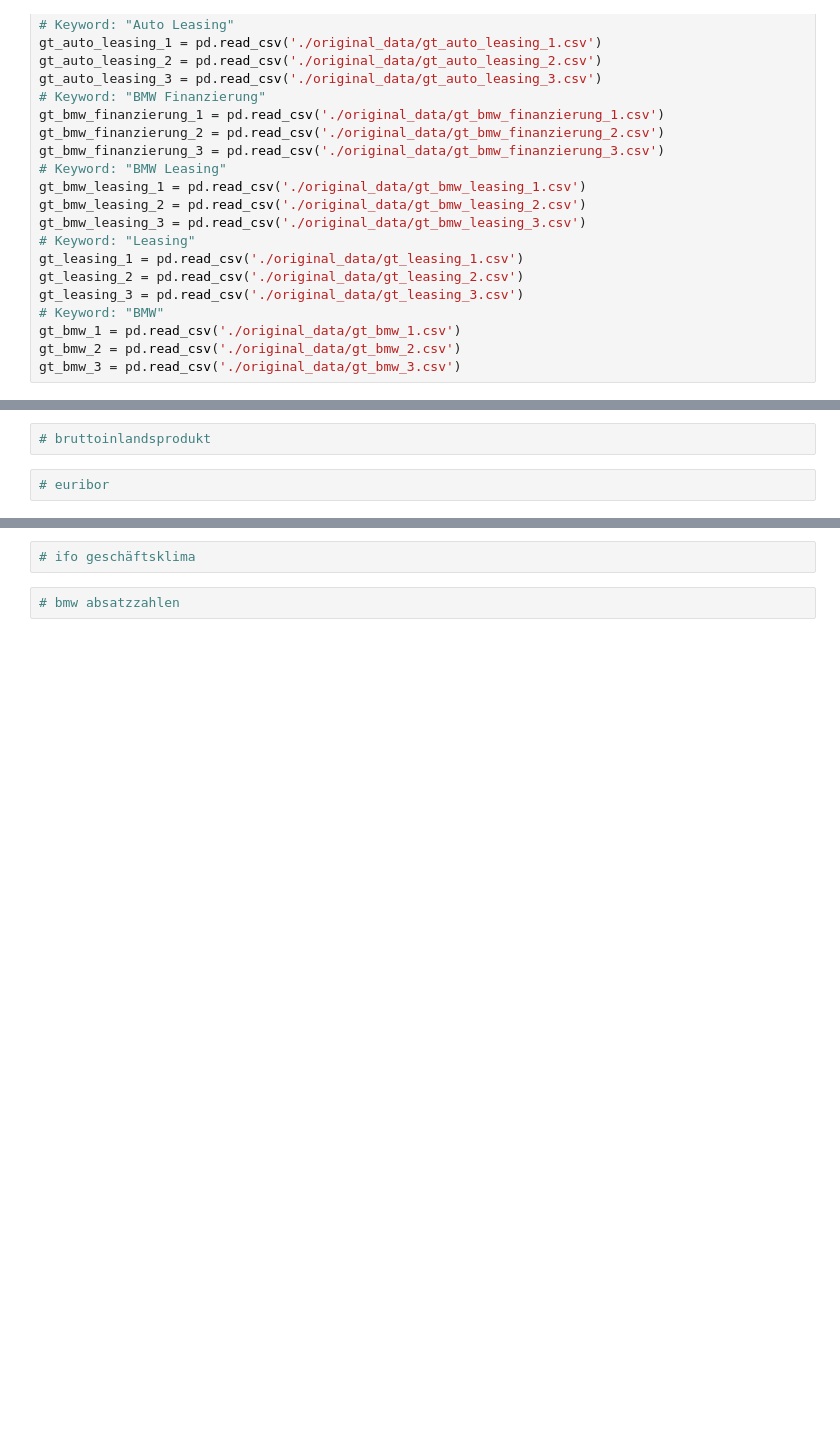
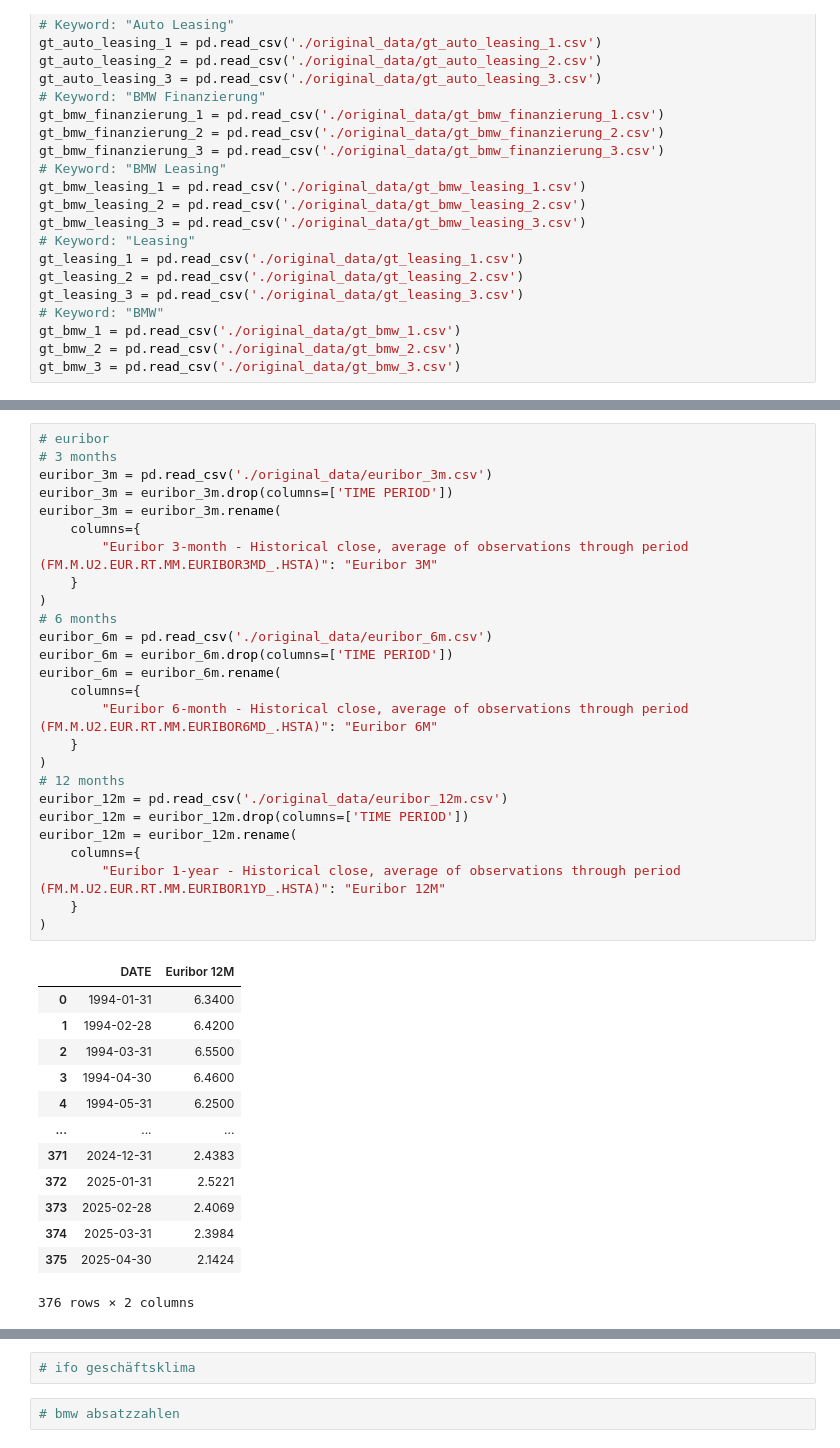
Before and after one commit to Philipp-Manhart/PA-II, a Jupyter notebook: code.ipynb, the cells around one changed output, grey strips where cells are left out. Cells and saved outputs as stored; diff of their text form; blank space fills up the shorter version.

```diff
--- a/code.ipynb
+++ b/code.ipynb
@@ -38,6 +78,42 @@ gt_bmw_3 = pd.read_csv('./original_data/gt_bmw_3.csv')
-# %%
-# bruttoinlandsprodukt
 # %%
 # euribor
+# 3 months
+euribor_3m = pd.read_csv('./original_data/euribor_3m.csv')
+euribor_3m = euribor_3m.drop(columns=['TIME PERIOD'])
+euribor_3m = euribor_3m.rename(
+    columns={
+        "Euribor 3-month - Historical close, average of observations through period (FM.M.U2.EUR.RT.MM.EURIBOR3MD_.HSTA)": "Euribor 3M"
+    }
+)
+# 6 months
+euribor_6m = pd.read_csv('./original_data/euribor_6m.csv')
+euribor_6m = euribor_6m.drop(columns=['TIME PERIOD'])
+euribor_6m = euribor_6m.rename(
+    columns={
+        "Euribor 6-month - Historical close, average of observations through period (FM.M.U2.EUR.RT.MM.EURIBOR6MD_.HSTA)": "Euribor 6M"
+    }
+)
+# 12 months
+euribor_12m = pd.read_csv('./original_data/euribor_12m.csv')
+euribor_12m = euribor_12m.drop(columns=['TIME PERIOD'])
+euribor_12m = euribor_12m.rename(
+    columns={
+        "Euribor 1-year - Historical close, average of observations through period (FM.M.U2.EUR.RT.MM.EURIBOR1YD_.HSTA)": "Euribor 12M"
+    }
+)
+# %% [output]
+|  | DATE | Euribor 12M |
+| 0 | 1994-01-31 | 6.3400 |
+| 1 | 1994-02-28 | 6.4200 |
+| 2 | 1994-03-31 | 6.5500 |
+| 3 | 1994-04-30 | 6.4600 |
+| 4 | 1994-05-31 | 6.2500 |
+| ... | ... | ... |
+| 371 | 2024-12-31 | 2.4383 |
+| 372 | 2025-01-31 | 2.5221 |
+| 373 | 2025-02-28 | 2.4069 |
+| 374 | 2025-03-31 | 2.3984 |
+| 375 | 2025-04-30 | 2.1424 |
+376 rows × 2 columns
 # %%
 # gebrauchtwagenpreiseindex
```
Also changed, not shown: parts of 4 cells of this notebook, 1 other file.
